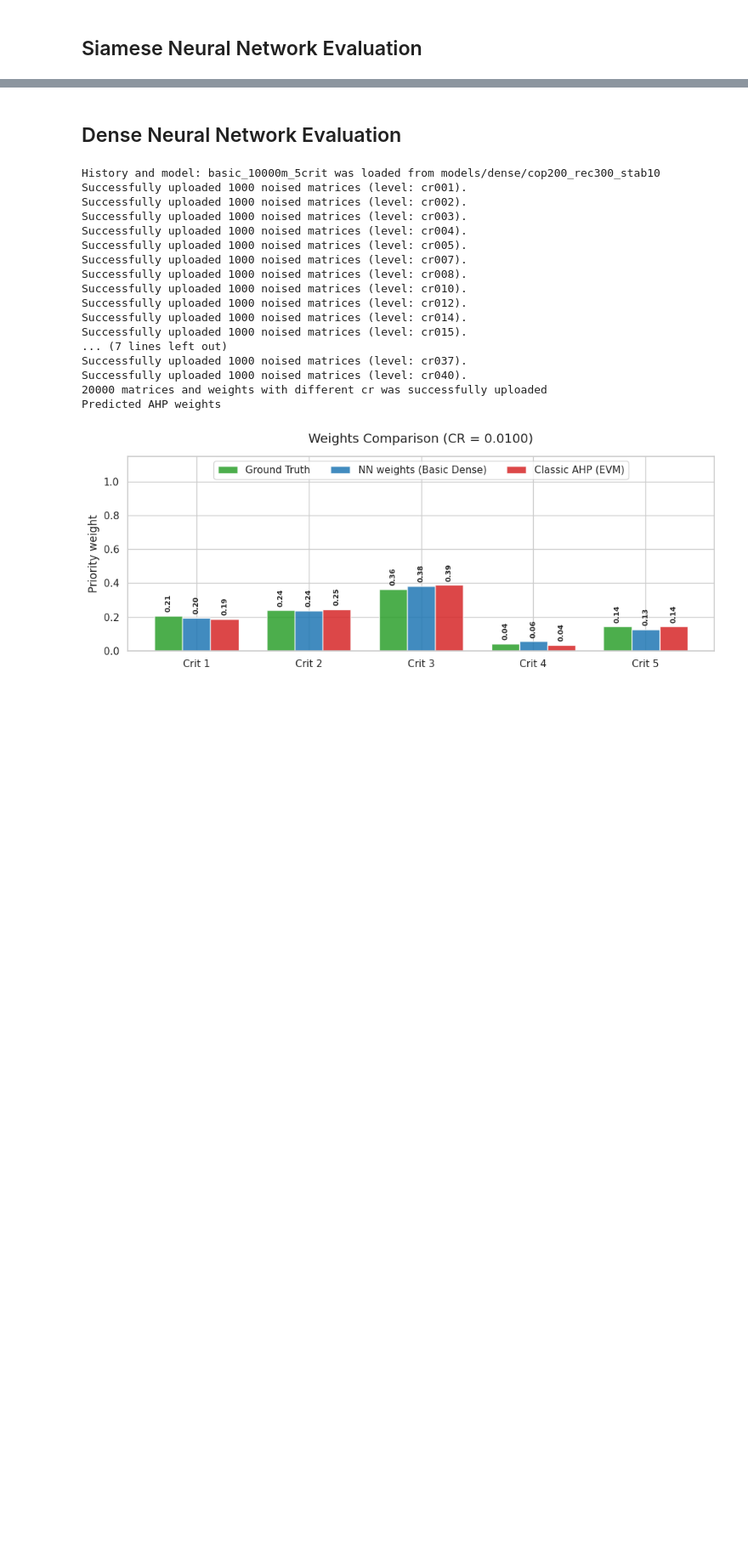
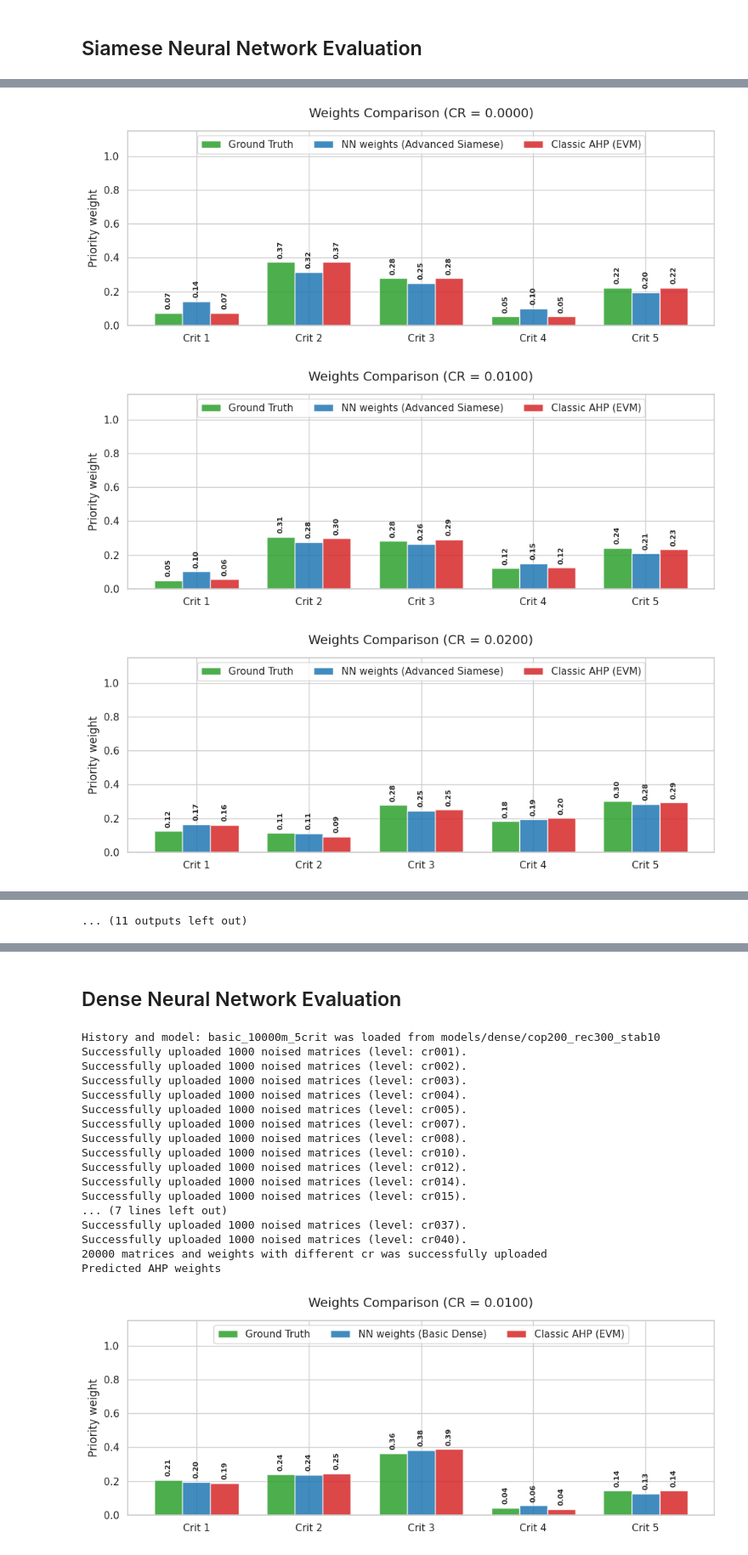
Before and after one commit to KonradHD/NN-preference-modeling, a Jupyter notebook: results.ipynb, the cells around one changed output, grey strips where cells are left out. Shown at 85% size. Saved outputs shown, nothing was run; the diff lists cells and outputs as text; code cells hidden in the pictures; blank space fills up the shorter version.

```diff
--- a/results.ipynb
+++ b/results.ipynb
@@ -243,0 +251,30 @@ Global mean Kendall correlation (EVM): 0.6368, NN: 0.6216
+# %%
+TRAIN_MATRICES_NUM = 10000
+VALID_MATRICES_NUM = 1000
+TEST_MATRICES_NUM = 1000
+
+MODEL_TYPE = "siamese"
+LOSS_PARAM = "cop50_rec1000_stab250_cons400"
+MODEL_NAME = f"advanced_{TRAIN_MATRICES_NUM}m_{CRITERIA_NUM}crit_COP_optimized"
+
+
+model = AdvancedSiameseModel(n_criteria=CRITERIA_NUM)
+trained_model, history = load_model_weights_history(model, MODEL_TYPE, LOSS_PARAM, MODEL_NAME, device)
+
+loader = MatricesLoader()
+matrices, weights = load_test_matrices(loader, CONSISTENCY_RATES, CRITERIA_NUM, TEST_MATRICES_NUM, IS_UNIFORM)
+predicted_priority_weights = {}
+evm_solver = EVM()
+evm_priority_weights = {}
+
+for cr, test_matrices in matrices.items():
+    # predicted_priority_vector = predict_single_weights_siamese(trained_model, test_matrix, device)
+    # evm_priority_vector, _ = evm_solver.compute_single(test_matrix)
+
+    predicted_priority_vectors = predict_batch_weights_siamese(trained_model, test_matrices, device)
+    evm_priority_vectors, _ = evm_solver.compute_batch(test_matrices)
+
+    predicted_priority_weights[cr] = predicted_priority_vectors
+    evm_priority_weights[cr] = evm_priority_vectors
+
+print("Predicted AHP weights")
@@ -243,0 +299,14 @@ Global mean Kendall correlation (EVM): 0.6368, NN: 0.6216
+# %%
+weights_visualizator = WeightsVisualizator()
+nn_name = f"{MODEL_NAME.split('_')[0]} {MODEL_TYPE}".title()
+
+for cr_key in weights.keys():
+    pred_weights_vector = predicted_priority_weights.get(cr_key)[0]
+    evm_weights_vector = evm_priority_weights.get(cr_key)[0].flatten()
+    weights_vector = weights.get(cr_key)[0].flatten()
+
+    weights_visualizator.plot_comparison_all(weights_vector, pred_weights_vector, evm_weights_vector, cr_key, nn_name)
+# %% [output]
+[figure, added]
+[figure, added]
+[figure, added]
@@ -243,0 +322 @@ Global mean Kendall correlation (EVM): 0.6368, NN: 0.6216
+... (11 outputs left out)
```
Also changed, not shown: parts of 11 cells of this notebook, 18 other files.
